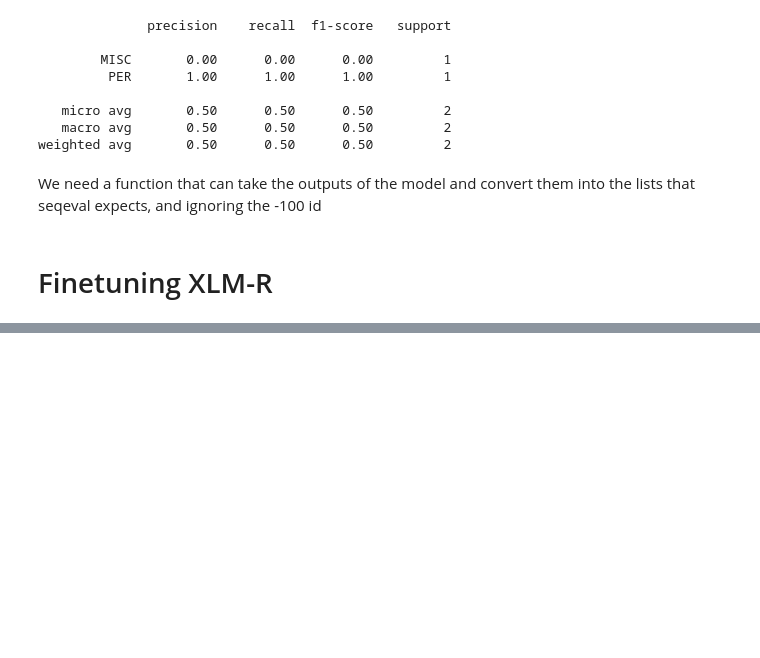
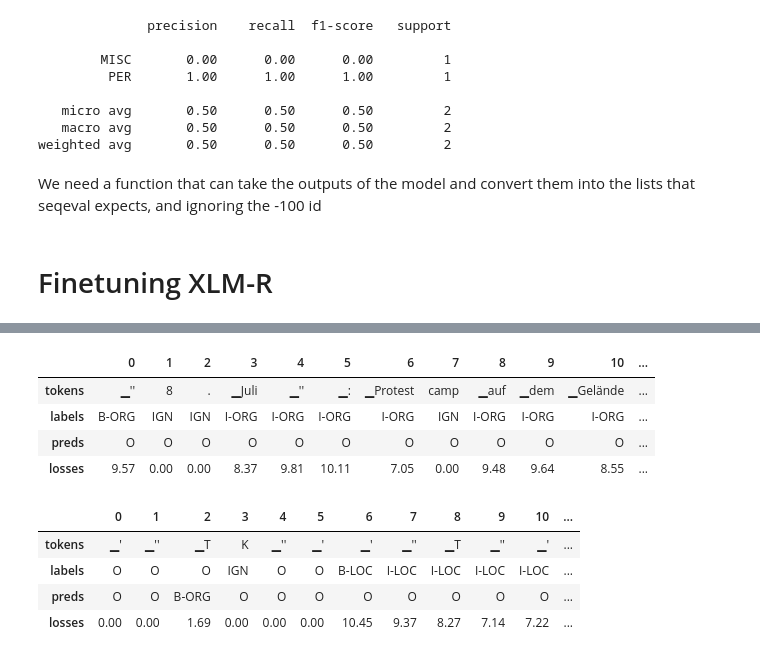
Before and after one commit to anhquan0412/nlp_practice, a Jupyter notebook: oreilly_transformer_book/chap_4_multilingual.ipynb, the cells around one changed output, grey strips where cells are left out. Cells and saved outputs as stored; diff of their text form; code cells hidden in the pictures; blank space fills up the shorter version.

```diff
--- a/oreilly_transformer_book/chap_4_multilingual.ipynb
+++ b/oreilly_transformer_book/chap_4_multilingual.ipynb
@@ -807,0 +939,3 @@ def align_predictions(predictions, label_ids):
+# %%
+valid_set = valid_set.map(forward_pass_with_label, batched=True, batch_size=32)
+df = valid_set.to_pandas()
@@ -807,0 +1063,17 @@ def align_predictions(predictions, label_ids):
+# %%
+def get_samples(df):
+    for _, row in df.iterrows():
+        labels, preds, tokens, losses = [], [], [], []
+        for i, mask in enumerate(row["attention_mask"]):
+            if i not in {0, len(row["attention_mask"])}:
+                labels.append(row["labels"][i])
+                preds.append(row["predicted_label"][i])
+                tokens.append(row["input_tokens"][i])
+                losses.append(f"{row['loss'][i]:.2f}")
+        df_tmp = pd.DataFrame({"tokens": tokens, "labels": labels,
+                               "preds": preds, "losses": losses}).T
+        yield df_tmp
+# %%
+df["total_loss"] = df["loss"].apply(sum)
+# look at top 3 sentences with highest CE loss
+df_tmp = df.sort_values(by="total_loss", ascending=False).head(3)
@@ -807,0 +1087,14 @@ def align_predictions(predictions, label_ids):
+# %%
+for sample in get_samples(df_tmp):
+    display(sample)
+# %% [output]
+|  | 0 | 1 | 2 | 3 | 4 | 5 | 6 | 7 | 8 | 9 | 10 | ... |
+| tokens | ▁'' | 8 | . | ▁Juli | ▁'' | ▁: | ▁Protest | camp | ▁auf | ▁dem | ▁Gelände | ... |
+| labels | B-ORG | IGN | IGN | I-ORG | I-ORG | I-ORG | I-ORG | IGN | I-ORG | I-ORG | I-ORG | ... |
+| preds | O | O | O | O | O | O | O | O | O | O | O | ... |
+| losses | 9.57 | 0.00 | 0.00 | 8.37 | 9.81 | 10.11 | 7.05 | 0.00 | 9.48 | 9.64 | 8.55 | ... |
+|  | 0 | 1 | 2 | 3 | 4 | 5 | 6 | 7 | 8 | 9 | 10 | ... |
+| tokens | ▁' | ▁'' | ▁Τ | Κ | ▁'' | ▁' | ▁' | ▁'' | ▁T | ▁'' | ▁' | ... |
+| labels | O | O | O | IGN | O | O | B-LOC | I-LOC | I-LOC | I-LOC | I-LOC | ... |
+| preds | O | O | B-ORG | O | O | O | O | O | O | O | O | ... |
+| losses | 0.00 | 0.00 | 1.69 | 0.00 | 0.00 | 0.00 | 10.45 | 9.37 | 8.27 | 7.14 | 7.22 | ... |
```
Also changed, not shown: parts of 104 cells of this notebook, 1 other file.
